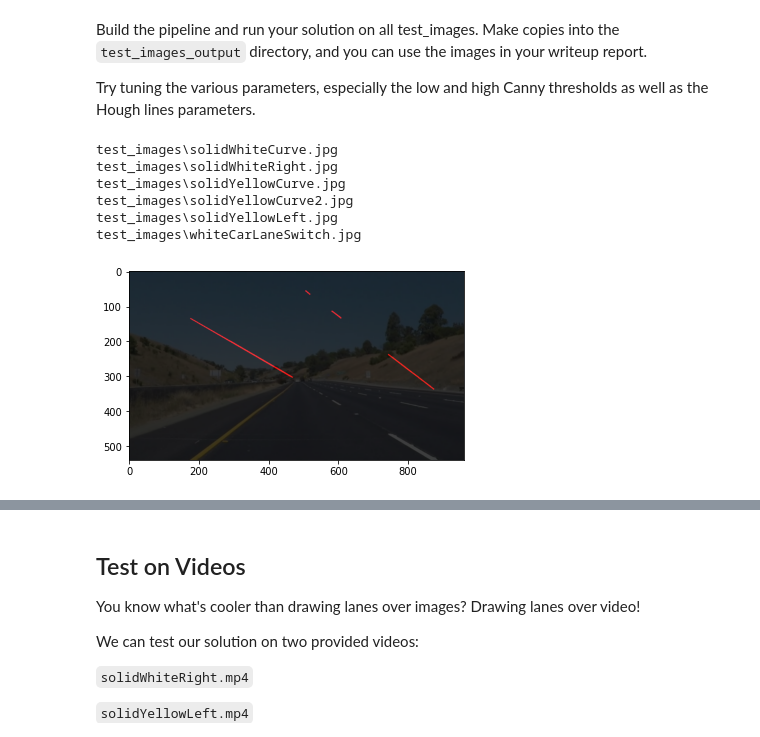
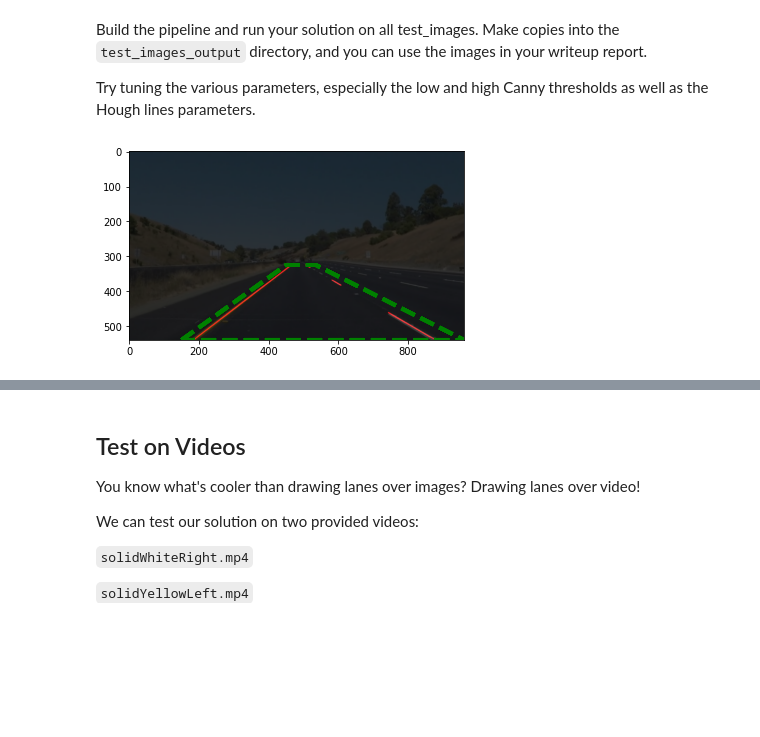
Before and after one commit to aalbaa/Udacity_Self_Driving_Project01, a Jupyter notebook: P1.ipynb, the cells around one changed output, grey strips where cells are left out. Saved outputs shown, nothing was run; the diff lists cells and outputs as text; code cells hidden in the pictures; blank space fills up the shorter version.

```diff
--- a/P1.ipynb
+++ b/P1.ipynb
@@ -159,27 +159,31 @@ def draw_lines(img, lines, color=[255, 0, 0], thickness=2):
                 line_right.append([x2,y2])
 
 
-    # Determine slope and offset of left line
-    # x-points
+    # Determine slope and offset of left and right lines
     points_x_left = [i for (i,j) in line_left]
     points_y_left = [j for (i,j) in line_left]
     points_x_right = [i for (i,j) in line_right]
     points_y_right = [j for (i,j) in line_right]
 
-    (slope_left, intercept_left) = np.polyfit(points_x_left, points_y_left, 1)
-    (slope_right, intercept_right) = np.polyfit(points_x_right, points_y_right, 1)
+    if len(points_x_left) > 0:
+        (slope_left, intercept_left) = np.polyfit(points_x_left, points_y_left, 1)
+    else:
+        (slope_left, intercept_left) = (0,0)
 
-    #     Plot lines
+    if len(points_x_right) > 0:
+        (slope_right, intercept_right) = np.polyfit(points_x_right, points_y_right, 1)
+    else:
+        (slope_right, intercept_right) = (0,0)
+
+    # Add lines to plot
     for line in lines:
         for x1,y1,x2,y2 in line:
             m = (y2-y1)/(x2-x1)
-            if m > 0:
+            # If it's the right line, then add a point that fits the line computed earlier
+            if m < 0:
                 cv2.line(img, (x1, int(slope_right*x1 + intercept_right)), (x2, int(slope_right*x2 + intercept_right)), color, thickness)
             else:
                 cv2.line(img, (x1, int(slope_left*x1 + intercept_left)), (x2, int(slope_left*x2 + intercept_left)), color, thickness)
-
-
-
 
 #     # Create x and y points for the left image
 #     x_axis_left = np.linspace(min(points_x_left), max(points_x_left), 100)
@@ -265,7 +269,7 @@ image_numbers =  [1]
 image_numbers = range(len(images))
 
 output_dir = "test_images_output"
-save_fig = True
+save_fig = False
 
 for image_number in image_numbers:
     # Read in and grayscale the image
@@ -293,38 +297,32 @@ for image_number in image_numbers:
     vertices = np.array([[(150,imshape[0]),(450, 325), (imshape[1]-425, 325), (imshape[1],imshape[0])]], dtype=np.int32)
     masked_image = region_of_interest(edges, vertices)
 
 
     # Define the Hough transform parameters
     # Make a blank the same size as our image to draw on
     rho = 1 # distance resolution in pixels of the Hough grid
     theta = np.pi/180 # angular resolution in radians of the Hough grid
     threshold = 50           # minimum number of votes (intersections in Hough grid cell)
     min_line_length = 10    # minimum number of pixels making up a line
     max_line_gap = 5        # maximum gap in pixels between connectable line segments
     line_image = np.copy(image)*0 # creating a blank to draw lines on
 
     line_img = hough_lines(masked_image, rho, theta, threshold, min_line_length, max_line_gap)
 
     color_edges = np.dstack((edges, edges, edges))
 
     # Draw the lines on the edge image
     lines_edges = weighted_img(line_img, image, α=0.25, β=1., γ=0.)
     # Plot the search region
     (x,y) = get_lines_vertices(vertices)
-#     plt.plot(x,y,'g--',lw=4)
+    plt.plot(x,y,'g--',lw=4)
     plt.imshow(hough_lines(masked_image, rho, theta, threshold, min_line_length, max_line_gap))
     plt.imshow(lines_edges)
 
 
     # Save the figures
     if save_fig:
         print(os.path.join(dir_name, images[image_number]))
         plt.imsave(os.path.join(output_dir, images[image_number]), lines_edges)
 # %% [output]
-test_images\solidWhiteCurve.jpg
-test_images\solidWhiteRight.jpg
-test_images\solidYellowCurve.jpg
-test_images\solidYellowCurve2.jpg
-test_images\solidYellowLeft.jpg
-test_images\whiteCarLaneSwitch.jpg
-[figure, old version]
+[figure, new version]
```
Also changed, not shown: parts of 6 cells of this notebook, 4 other files.
